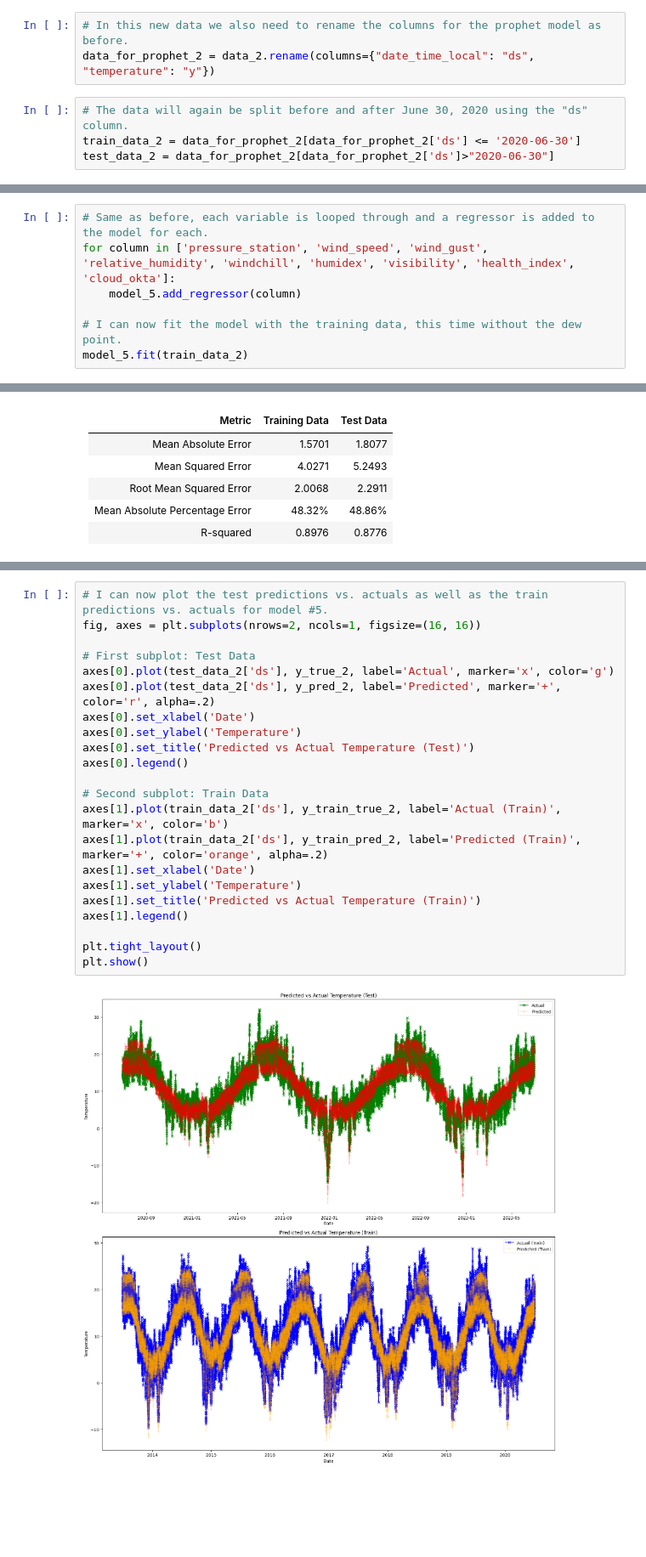
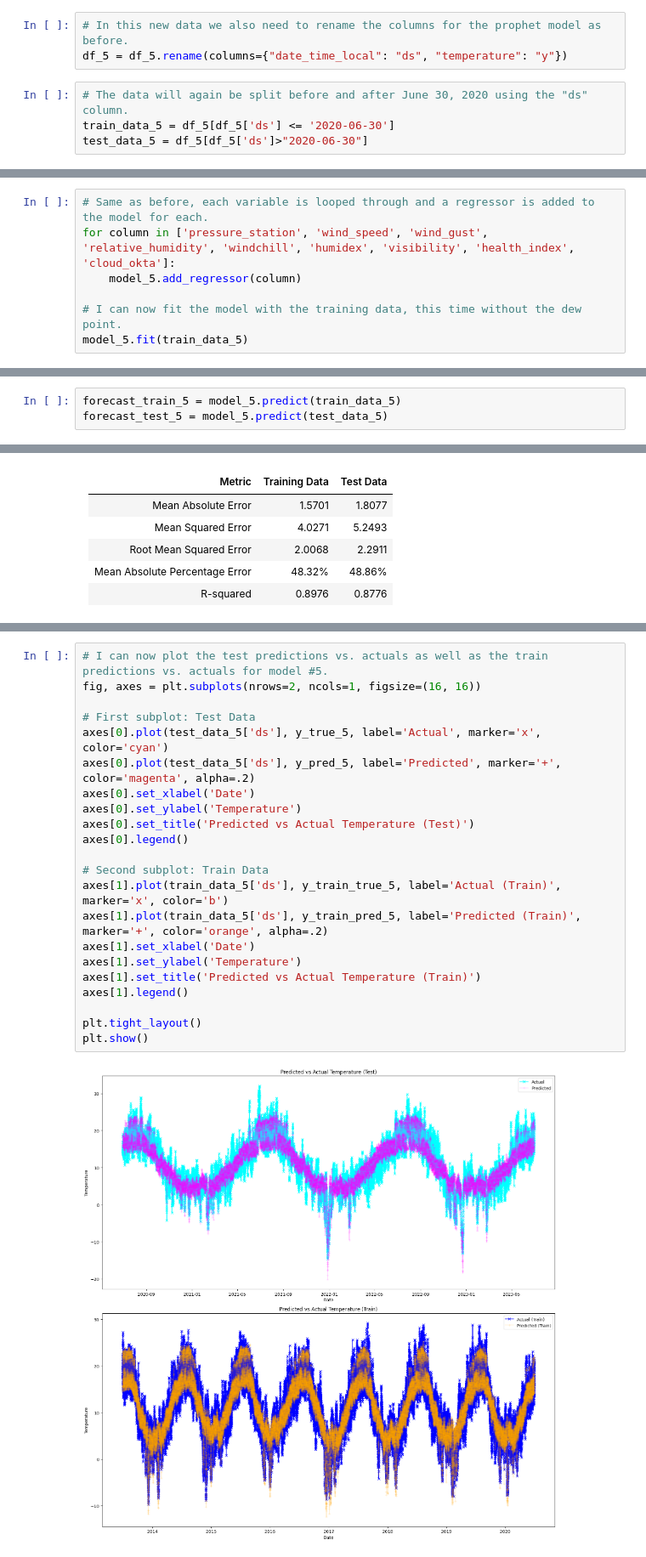
Before and after one commit to pedroamontano/Forecasting-Hourly-Temperatures-A-Machine-Learning-Approach-Using-LSTMs, a Jupyter notebook: Modeling and Evaluation/8 Modeling - FB Prophet.ipynb, the cells around one changed output, grey strips where cells are left out. Shown at 85% size. Cells and saved outputs as stored; diff of their text form; blank space fills up the shorter version.

```diff
--- a/Modeling and Evaluation/8 Modeling - FB Prophet.ipynb
+++ b/Modeling and Evaluation/8 Modeling - FB Prophet.ipynb
@@ -220,9 +231,9 @@ data_2 = df.drop(['max_air_temp_pst1hr', 'min_air_temp_pst1hr', 'pressure_sea',
 # %%
 # In this new data we also need to rename the columns for the prophet model as before.
-data_for_prophet_2 = data_2.rename(columns={"date_time_local": "ds", "temperature": "y"})
+df_5 = df_5.rename(columns={"date_time_local": "ds", "temperature": "y"})
 # %%
 # The data will again be split before and after June 30, 2020 using the "ds" column.
-train_data_2 = data_for_prophet_2[data_for_prophet_2['ds'] <= '2020-06-30']
-test_data_2 = data_for_prophet_2[data_for_prophet_2['ds']>"2020-06-30"]
+train_data_5 = df_5[df_5['ds'] <= '2020-06-30']
+test_data_5 = df_5[df_5['ds']>"2020-06-30"]
 # %%
 # This serves to double check the split and can be compared to the split on the previous model (notice this one has 11 variables instead of 12)
@@ -240,5 +251,5 @@ for column in ['pressure_station', 'wind_speed', 'wind_gust', 'relative_humidity
     model_5.add_regressor(column)
 
 # I can now fit the model with the training data, this time without the dew point.
-model_5.fit(train_data_2)
+model_5.fit(train_data_5)
 # %% [output]
@@ -317,0 +266,3 @@ R-squared: 0.8775585787291018
+# %%
+forecast_train_5 = model_5.predict(train_data_5)
+forecast_test_5 = model_5.predict(test_data_5)
@@ -328,24 +335,24 @@ R-squared: 0.8775585787291018
 # %%
 # I can now plot the test predictions vs. actuals as well as the train predictions vs. actuals for model #5.
 fig, axes = plt.subplots(nrows=2, ncols=1, figsize=(16, 16))
 
 # First subplot: Test Data
-axes[0].plot(test_data_2['ds'], y_true_2, label='Actual', marker='x', color='g')
-axes[0].plot(test_data_2['ds'], y_pred_2, label='Predicted', marker='+', color='r', alpha=.2)
+axes[0].plot(test_data_5['ds'], y_true_5, label='Actual', marker='x', color='cyan')
+axes[0].plot(test_data_5['ds'], y_pred_5, label='Predicted', marker='+', color='magenta', alpha=.2)
 axes[0].set_xlabel('Date')
 axes[0].set_ylabel('Temperature')
 axes[0].set_title('Predicted vs Actual Temperature (Test)')
 axes[0].legend()
 
 # Second subplot: Train Data
-axes[1].plot(train_data_2['ds'], y_train_true_2, label='Actual (Train)', marker='x', color='b')
-axes[1].plot(train_data_2['ds'], y_train_pred_2, label='Predicted (Train)', marker='+', color='orange', alpha=.2)
+axes[1].plot(train_data_5['ds'], y_train_true_5, label='Actual (Train)', marker='x', color='b')
+axes[1].plot(train_data_5['ds'], y_train_pred_5, label='Predicted (Train)', marker='+', color='orange', alpha=.2)
 axes[1].set_xlabel('Date')
 axes[1].set_ylabel('Temperature')
 axes[1].set_title('Predicted vs Actual Temperature (Train)')
 axes[1].legend()
 
 plt.tight_layout()
 plt.show()
 # %% [output]
-[figure, old version]
+[figure, new version]
```
Also changed, not shown: parts of 35 cells of this notebook.
